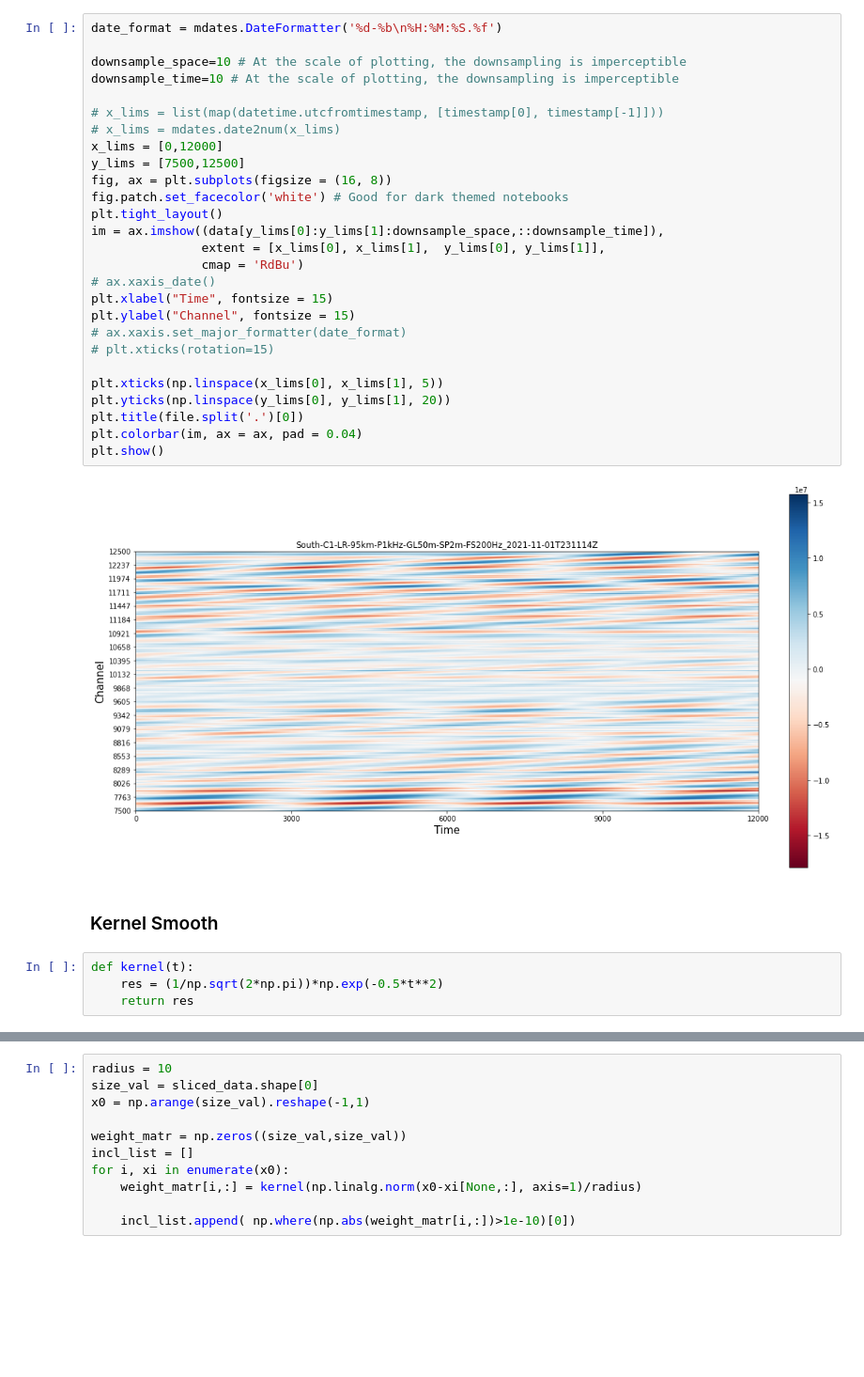
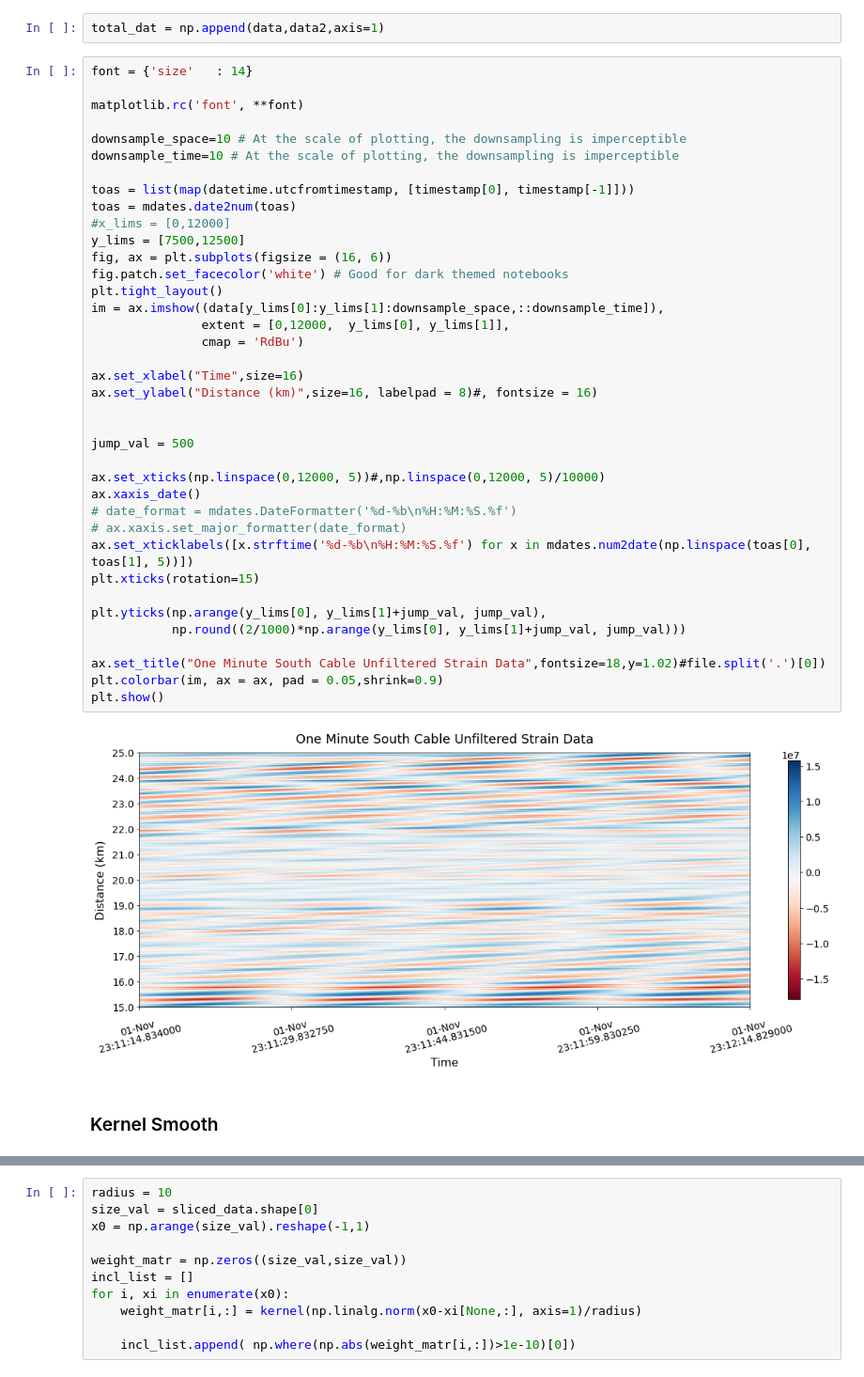
Before and after one commit to Laurd11/sindy-das-new, a Jupyter notebook: NovSindy.ipynb, the cells around one changed output, grey strips where cells are left out. Shown at 94% size. Drawn from its saved outputs; the diff is of its cells as text; blank space fills up the shorter version.

```diff
--- a/NovSindy.ipynb
+++ b/NovSindy.ipynb
@@ -23,36 +56,45 @@ f.close()
+# %%
+total_dat = np.append(data,data2,axis=1)
 # %%
-date_format = mdates.DateFormatter('%d-%b\n%H:%M:%S.%f')
+font = {'size'   : 14}
+
+matplotlib.rc('font', **font)
 
 downsample_space=10 # At the scale of plotting, the downsampling is imperceptible
 downsample_time=10 # At the scale of plotting, the downsampling is imperceptible
 
-# x_lims = list(map(datetime.utcfromtimestamp, [timestamp[0], timestamp[-1]]))
-# x_lims = mdates.date2num(x_lims)
-x_lims = [0,12000]
+toas = list(map(datetime.utcfromtimestamp, [timestamp[0], timestamp[-1]]))
+toas = mdates.date2num(toas)
+#x_lims = [0,12000]
 y_lims = [7500,12500]
-fig, ax = plt.subplots(figsize = (16, 8))
+fig, ax = plt.subplots(figsize = (16, 6))
 fig.patch.set_facecolor('white') # Good for dark themed notebooks
 plt.tight_layout()
 im = ax.imshow((data[y_lims[0]:y_lims[1]:downsample_space,::downsample_time]),
-               extent = [x_lims[0], x_lims[1],  y_lims[0], y_lims[1]],
+               extent = [0,12000,  y_lims[0], y_lims[1]],
                cmap = 'RdBu')
-# ax.xaxis_date()
-plt.xlabel("Time", fontsize = 15)
-plt.ylabel("Channel", fontsize = 15)
+
+ax.set_xlabel("Time",size=16)
+ax.set_ylabel("Distance (km)",size=16, labelpad = 8)#, fontsize = 16)
+
+
+jump_val = 500
+
+ax.set_xticks(np.linspace(0,12000, 5))#,np.linspace(0,12000, 5)/10000)
+ax.xaxis_date()
+# date_format = mdates.DateFormatter('%d-%b\n%H:%M:%S.%f')
 # ax.xaxis.set_major_formatter(date_format)
-# plt.xticks(rotation=15)
+ax.set_xticklabels([x.strftime('%d-%b\n%H:%M:%S.%f') for x in mdates.num2date(np.linspace(toas[0], toas[1], 5))])
+plt.xticks(rotation=15)
 
-plt.xticks(np.linspace(x_lims[0], x_lims[1], 5))
-plt.yticks(np.linspace(y_lims[0], y_lims[1], 20))
-plt.title(file.split('.')[0])
-plt.colorbar(im, ax = ax, pad = 0.04)
+plt.yticks(np.arange(y_lims[0], y_lims[1]+jump_val, jump_val),
+           np.round((2/1000)*np.arange(y_lims[0], y_lims[1]+jump_val, jump_val)))
+
+ax.set_title("One Minute South Cable Unfiltered Strain Data",fontsize=18,y=1.02)#file.split('.')[0])
+plt.colorbar(im, ax = ax, pad = 0.05,shrink=0.9)
 plt.show()
 # %% [output]
-[figure, old version]
+[figure, new version]
 # %% [markdown]
 ### Kernel Smooth
-# %%
-def kernel(t):
-    res = (1/np.sqrt(2*np.pi))*np.exp(-0.5*t**2)
-    return res
 # %%
```
Also changed, not shown: parts of 46 cells of this notebook, 1 other file.
